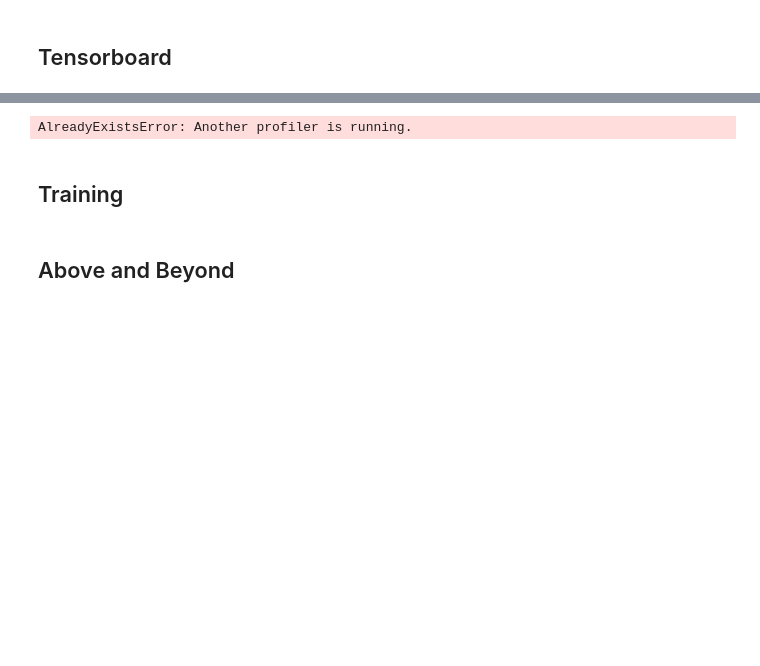
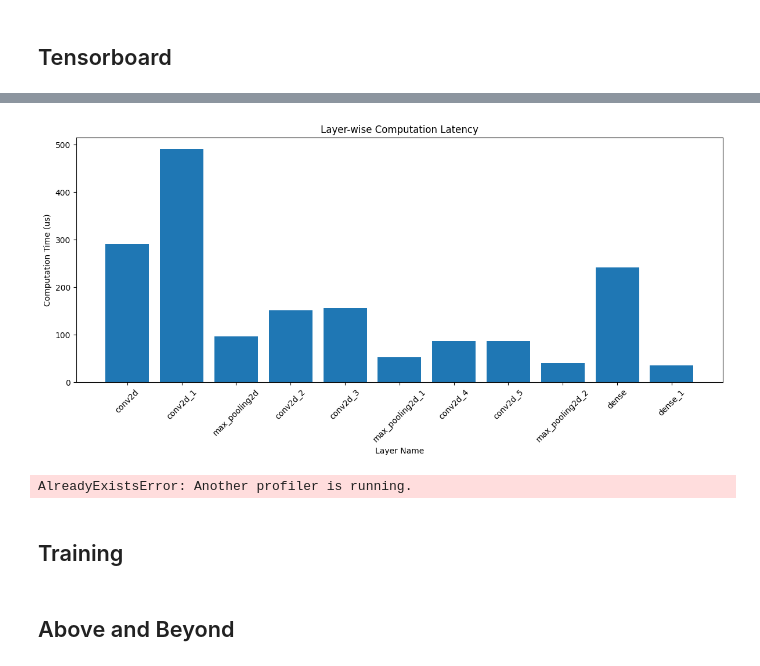
Before and after one commit to zachdixonISU/CPRE-487-Lab01, a Jupyter notebook: CprE_487_587_Lab1_Template.ipynb, the cells around one changed output, grey strips where cells are left out. Drawn from its saved outputs; the diff is of its cells as text; code cells hidden in the pictures; blank space fills up the shorter version.

```diff
--- a/CprE_487_587_Lab1_Template.ipynb
+++ b/CprE_487_587_Lab1_Template.ipynb
@@ -663,4 +776,50 @@ print(log_dir)
 [interactive output not drawn]
+# %%
+# Layer-wise computation latency plot
+# For any of the chosen inputs
+
+layer_names = [
+    'conv2d',
+    'conv2d_1',
+    'max_pooling2d',
+    'conv2d_2',
+    'conv2d_3',
+    'max_pooling2d_1',
+    'conv2d_4',
+    'conv2d_5',
+    'max_pooling2d_2',
+    'dense',
+    'dense_1'
+]
+
+computation_time = [
+    291,
+    490,
+    97,
+    152,
+    156,
+    53,
+    87,
+    87,
+    41,
+    242,
+    36
+]
+
+plt.figure(figsize=(12, 6))
+
+plt.bar(layer_names, computation_time)
+
+plt.xlabel("Layer Name")
+plt.ylabel("Computation Time (us)")
+plt.title("Layer-wise Computation Latency")
+
+plt.xticks(rotation=45)
+plt.tight_layout()
+
+plt.show()
+# %% [output]
+[figure, added]
 # %%
 # TODO: Sample Profiling - Online Inference:
 
```
Also changed, not shown: parts of 12 cells of this notebook.
